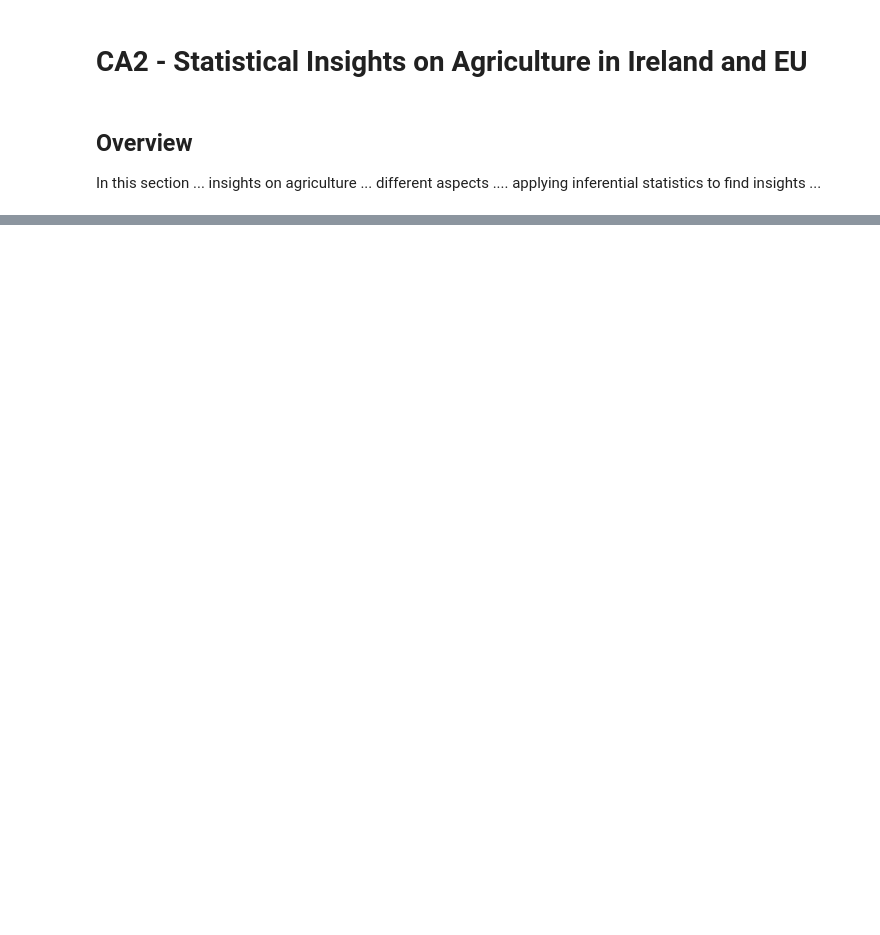
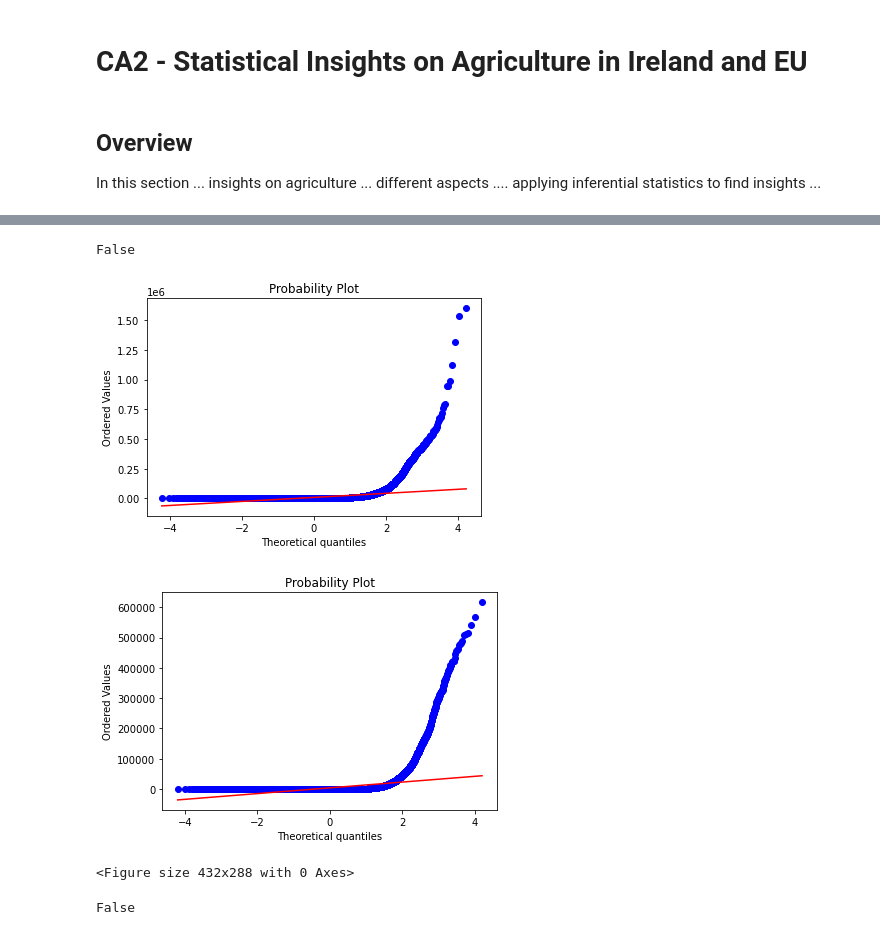
Before and after one commit to CCT-MastersDA/cct-ca2, a Jupyter notebook: jupyter/Statistics.ipynb, the cells around one changed output, grey strips where cells are left out. Cells and saved outputs as stored; diff of their text form; code cells hidden in the pictures; blank space fills up the shorter version.

```diff
--- a/jupyter/Statistics.ipynb
+++ b/jupyter/Statistics.ipynb
@@ -162,0 +257,4 @@ plt.legend(loc=2)
+# %%
+# checking unit for import/export quantity data
+im_ex_qtt_data = dataset[(dataset['Element'].isin(['Import Quantity', 'Export Quantity']))]
+im_ex_qtt_data['Unit'].describe()
@@ -162,0 +285,18 @@ plt.legend(loc=2)
+# %%
+# using shapiro test to verify if the value data is normal
+isDistNormal(im_ex_value_data.Value)
+# %% [output]
+False
+# %%
+# checking import/export quantity distribution
+plotColGraph(im_ex_qtt_data[im_ex_qtt_data['Element'] == 'Import Quantity'].Value)
+plotColGraph(im_ex_qtt_data[im_ex_qtt_data['Element'] == 'Export Quantity'].Value)
+# %% [output]
+[figure, added]
+[figure, added]
+<Figure size 432x288 with 0 Axes>
+# %%
+# using shapiro test to verify if the quantity data is normal
+isDistNormal(im_ex_qtt_data.Value)
+# %% [output]
+False
```
Also changed, not shown: parts of 54 cells of this notebook, 5 other files.
